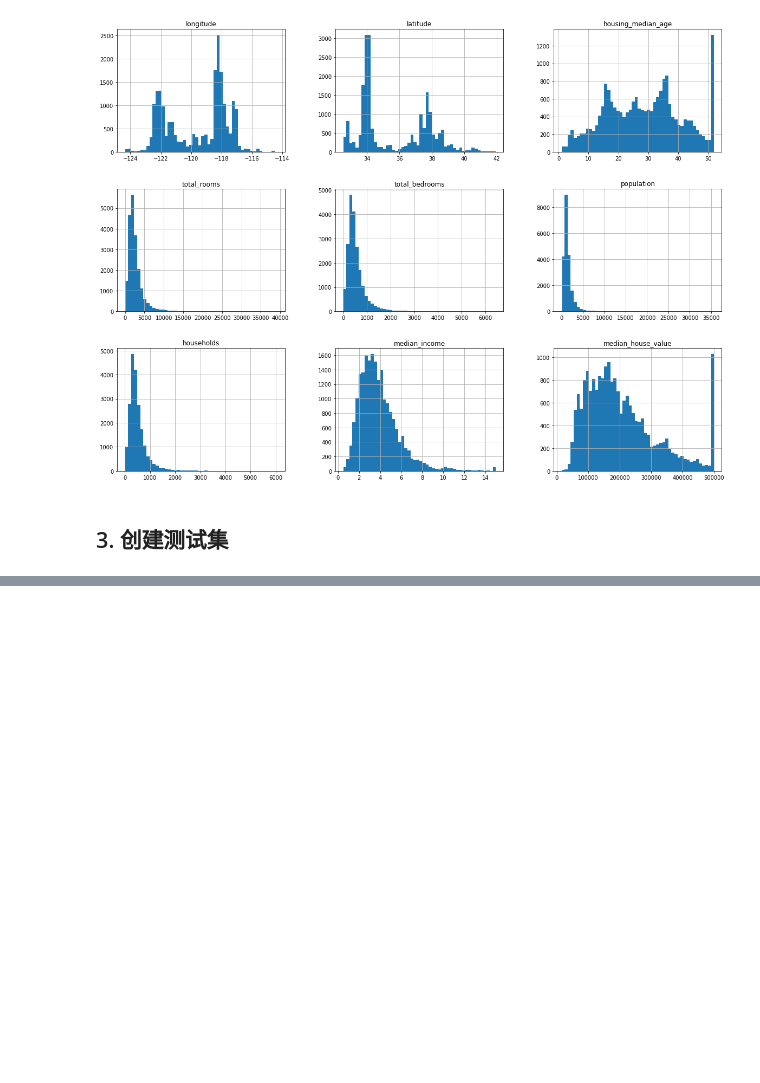
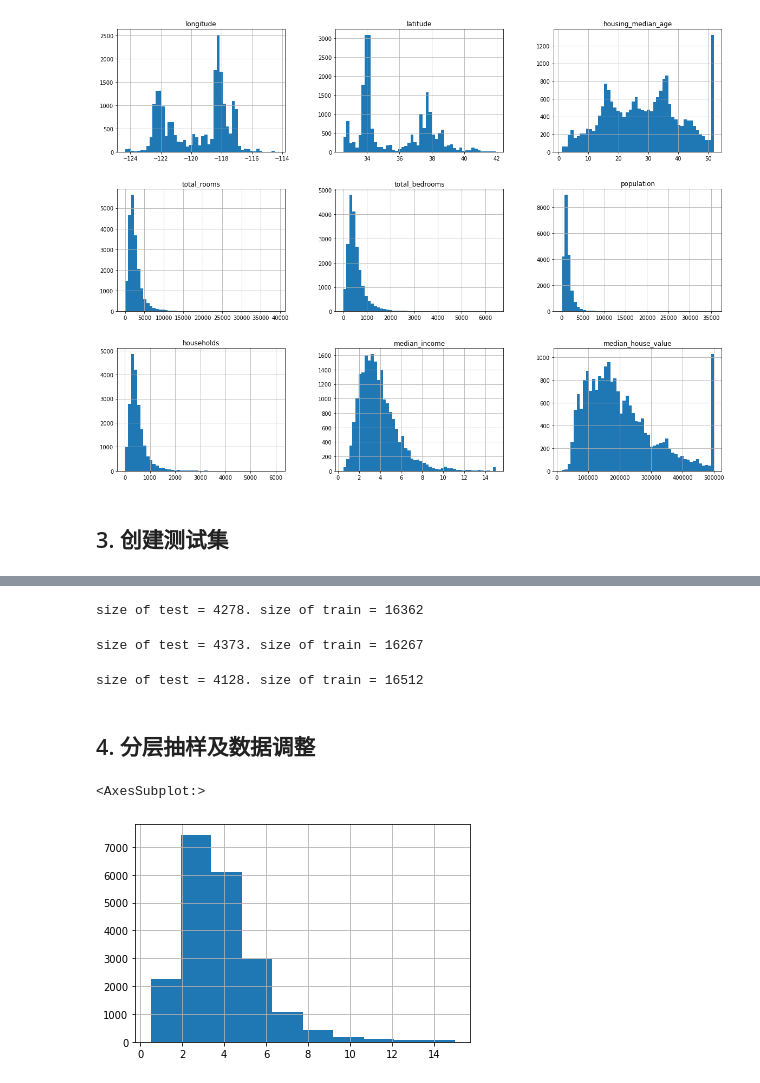
Before and after one commit to GuotongWu/2021study, a Jupyter notebook: ML/housing_analyse.ipynb, the cells around one changed output, grey strips where cells are left out. Saved outputs shown, nothing was run; the diff lists cells and outputs as text; code cells hidden in the pictures; blank space fills up the shorter version.

```diff
--- a/ML/housing_analyse.ipynb
+++ b/ML/housing_analyse.ipynb
@@ -75,0 +102,28 @@ np.random.seed(42)
+# %%
+housing_with_id = housing.reset_index()
+train_set, test_set = split_train_test_by_id(housing_with_id, 0.2, 'index')
+print('size of test = ' + str(len(test_set)) + '. size of train = ' + str(len(train_set)))
+# %% [output]
+size of test = 4278. size of train = 16362
+# %%
+# 或者使用更稳定的特征来作为索引
+housing_with_id['id'] = housing['longitude'] * 1000 + housing['latitude']
+train_set, test_set = split_train_test_by_id(housing_with_id, 0.2, 'id')
+print('size of test = ' + str(len(test_set)) + '. size of train = ' + str(len(train_set)))
+# %% [output]
+size of test = 4373. size of train = 16267
+# %%
+# Scikit-Learn中拆分数据集
+from sklearn.model_selection import train_test_split
+
+train_set, test_set = train_test_split(housing, test_size=0.2, random_state=42)
+print('size of test = ' + str(len(test_set)) + '. size of train = ' + str(len(train_set)))
+# %% [output]
+size of test = 4128. size of train = 16512
+# %% [markdown]
+## 4. 分层抽样及数据调整
+# %%
+housing['median_income'].hist()
+# %% [output]
+<AxesSubplot:>
+[figure, added]
```
Also changed, not shown: parts of 6 cells of this notebook.
